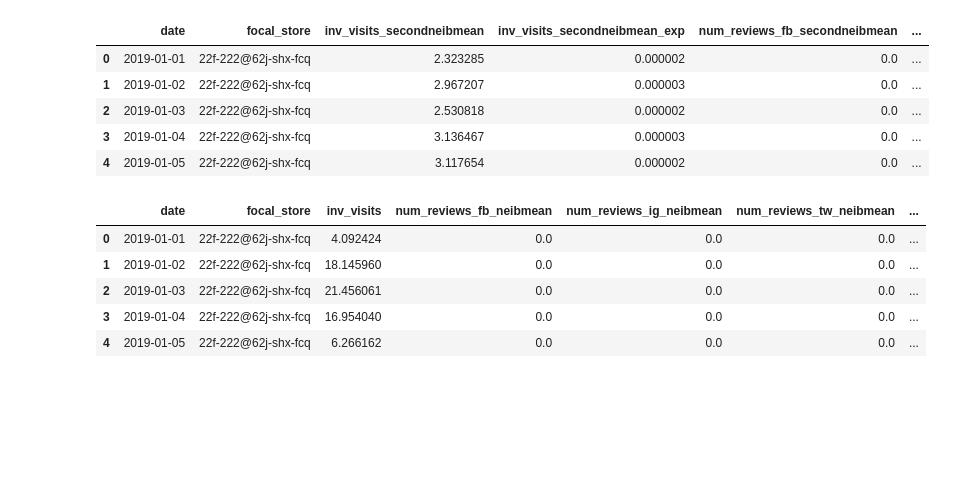
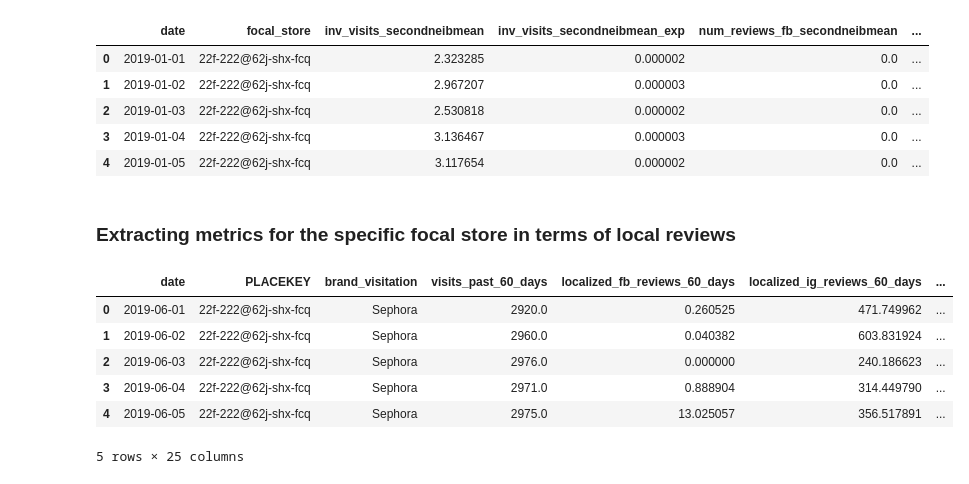
Before and after one commit to embedded-robotics/local-business-network, a Jupyter notebook: step3_calculations.ipynb, the cells around one changed output. Cells and saved outputs as stored; diff of their text form; code cells hidden in the pictures; blank space fills up the shorter version.

```diff
--- a/step3_calculations.ipynb
+++ b/step3_calculations.ipynb
@@ -616,13 +617,5 @@ second_neib_metrics.head()
 | 2 | 2019-01-03 | 22f-222@62j-shx-fcq | 2.530818 | 0.000002 | 0.0 | ... |
 | 3 | 2019-01-04 | 22f-222@62j-shx-fcq | 3.136467 | 0.000003 | 0.0 | ... |
 | 4 | 2019-01-05 | 22f-222@62j-shx-fcq | 3.117654 | 0.000002 | 0.0 | ... |
-# %%
-focal_store_metrics = pd.merge(left=first_neib_metrics, right=second_neib_metrics, how='inner', on=['date', 'focal_store'])
-focal_store_metrics.head()
-# %% [output]
-|  | date | focal_store | inv_visits | num_reviews_fb_neibmean | num_reviews_ig_neibmean | num_reviews_tw_neibmean | ... |
-| 0 | 2019-01-01 | 22f-222@62j-shx-fcq | 4.092424 | 0.0 | 0.0 | 0.0 | ... |
-| 1 | 2019-01-02 | 22f-222@62j-shx-fcq | 18.145960 | 0.0 | 0.0 | 0.0 | ... |
-| 2 | 2019-01-03 | 22f-222@62j-shx-fcq | 21.456061 | 0.0 | 0.0 | 0.0 | ... |
-| 3 | 2019-01-04 | 22f-222@62j-shx-fcq | 16.954040 | 0.0 | 0.0 | 0.0 | ... |
-| 4 | 2019-01-05 | 22f-222@62j-shx-fcq | 6.266162 | 0.0 | 0.0 | 0.0 | ... |
+# %% [markdown]
+### Extracting metrics for the specific focal store in terms of local reviews
@@ -628,0 +635,10 @@ focal_store_metrics.head()
+# %%
+focal_store_information.head()
+# %% [output]
+|  | date | PLACEKEY | brand_visitation | visits_past_60_days | localized_fb_reviews_60_days | localized_ig_reviews_60_days | ... |
+| 0 | 2019-06-01 | 22f-222@62j-shx-fcq | Sephora | 2920.0 | 0.260525 | 471.749962 | ... |
+| 1 | 2019-06-02 | 22f-222@62j-shx-fcq | Sephora | 2960.0 | 0.040382 | 603.831924 | ... |
+| 2 | 2019-06-03 | 22f-222@62j-shx-fcq | Sephora | 2976.0 | 0.000000 | 240.186623 | ... |
+| 3 | 2019-06-04 | 22f-222@62j-shx-fcq | Sephora | 2971.0 | 0.888904 | 314.449790 | ... |
+| 4 | 2019-06-05 | 22f-222@62j-shx-fcq | Sephora | 2975.0 | 13.025057 | 356.517891 | ... |
+5 rows × 25 columns
```
Also changed, not shown: parts of 5 cells of this notebook, 2 other files.
